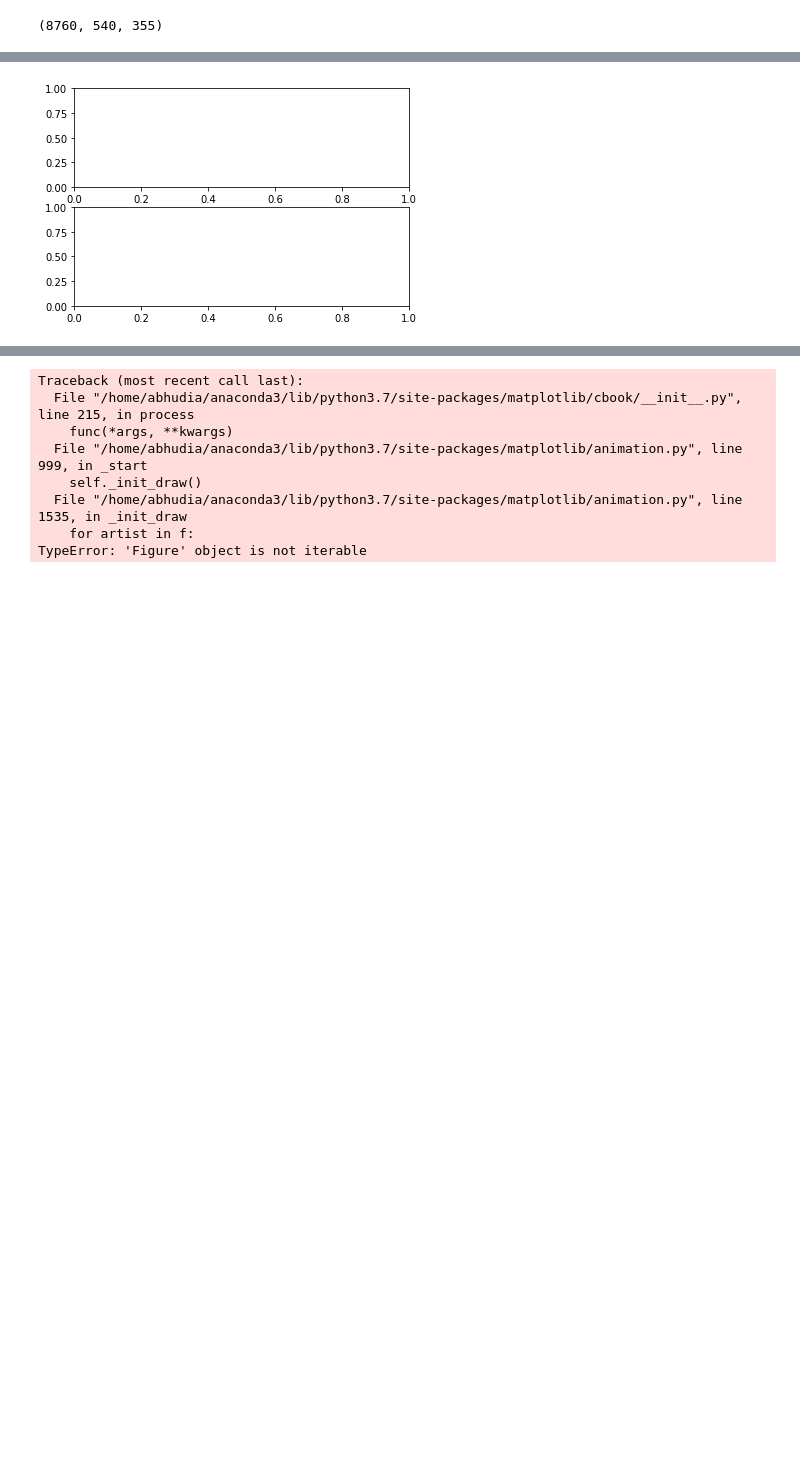
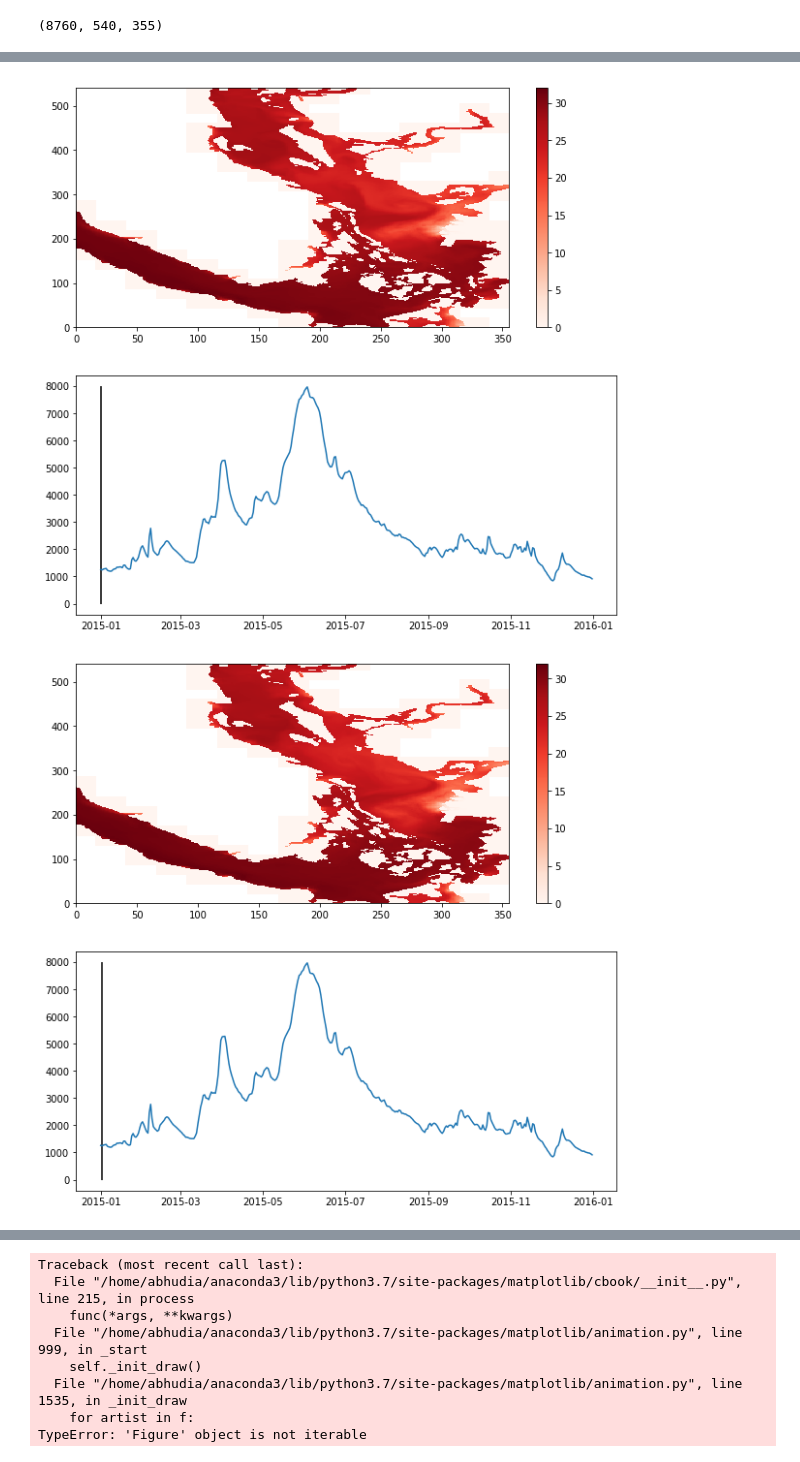
Before and after one commit to ambhudia/analysis-ashutosh, a Jupyter notebook: Untitled1.ipynb, the cells around one changed output, grey strips where cells are left out. Saved outputs shown, nothing was run; the diff lists cells and outputs as text; code cells hidden in the pictures; blank space fills up the shorter version.

```diff
--- a/Untitled1.ipynb
+++ b/Untitled1.ipynb
@@ -73,13 +98,16 @@ rshaped = averaged_grid.reshape(365,540,355)
 # %%
 ims = []
-fig ,(ax1,ax2) = plt.subplots(2,1)
+
 
 
 for i in range(10):
-    ax1.pcolormesh(rshaped[i], cmap = 'Reds')
-    ax1.colorbar()
-    ax2.plot(discharge[0], discharge[1])
-    ax2.vlines(discharge[0][i], 0, 8000)
-
-    return fig
+    fig = plt.figure(figsize = (10,10))
+    plt.subplot(2,1,1)
+    plt.pcolormesh(rshaped[i], cmap = 'Reds')
+    plt.colorbar()
+    plt.subplot(2,1,2)
+    discharge = give_data_with_time(data, 2015)
+    plt.plot(discharge[0], discharge[1])
+    plt.vlines(discharge[0][i], 0, 8000)
+    plt.savefig('ims/{}.png'.format(str(i)))
 # %% [output]
@@ -87 +114,2 @@ SyntaxError: 'return' outside function (<ipython-input-61-380cad1a263c>, line 11
-[figure, old version]
+[figure, new version]
+[figure, added]
```
Also changed, not shown: parts of 8 cells of this notebook.
